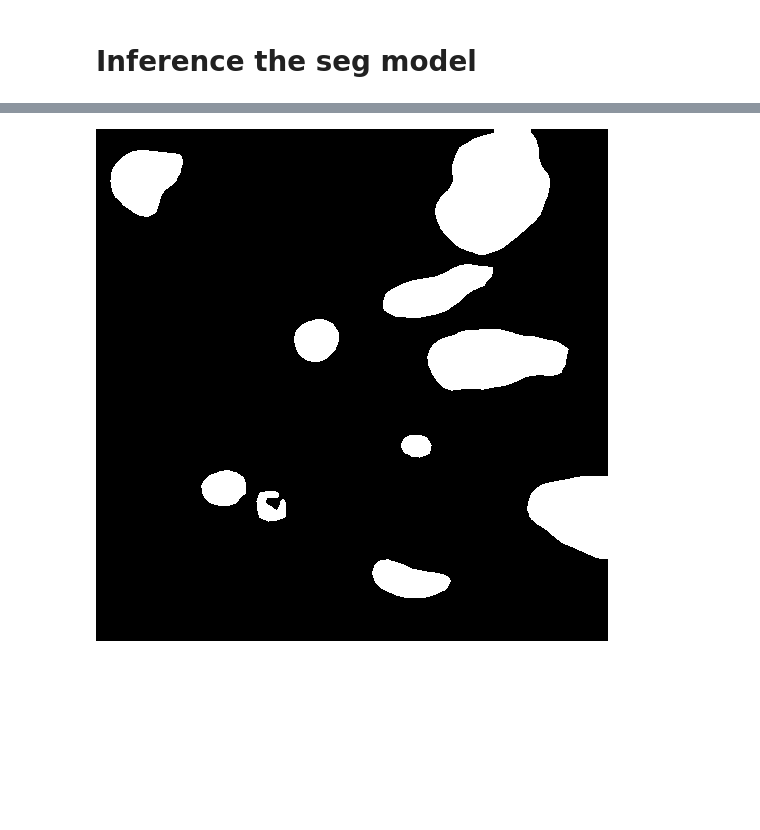
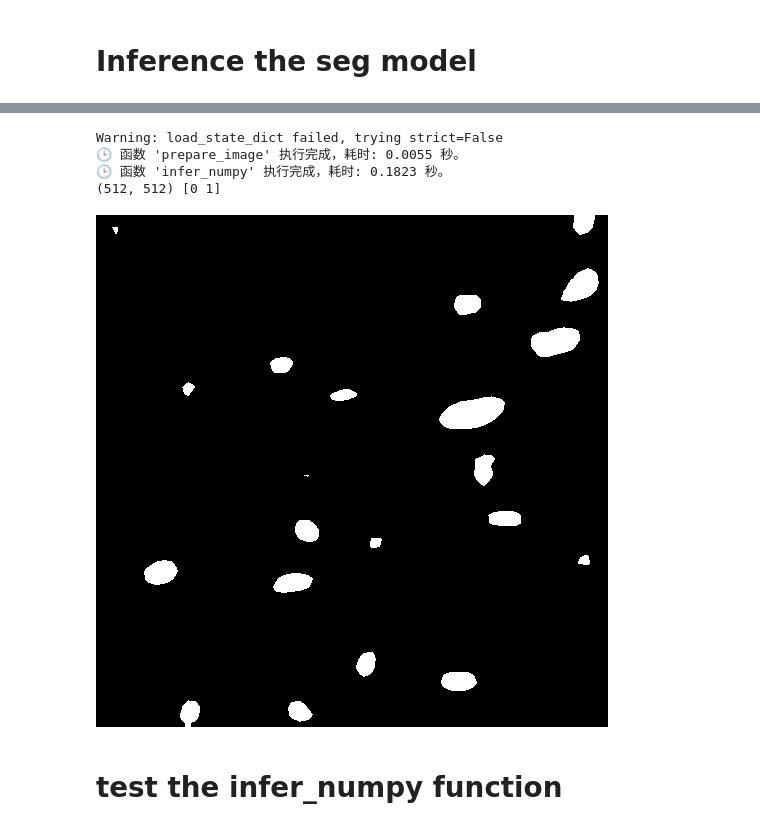
Before and after one commit to yzy0102/emcfsys, a Jupyter notebook: test2.ipynb, the cells around one changed output, grey strips where cells are left out. Saved outputs shown, nothing was run; the diff lists cells and outputs as text; code cells hidden in the pictures; blank space fills up the shorter version.

```diff
--- a/test2.ipynb
+++ b/test2.ipynb
@@ -218,13 +218,14 @@ from PIL import Image
 from src.emcfsys.EMCellFound.models.model_factory import get_model
 from src.emcfsys.EMCellFound.models.DeepLabv3Plus import DeepLabV3Plus
 
-img_path = r"D:\napari_EMCF\EMCFsys\emcfsys\image\Bock2011_2951_xZGgUFHBDISQMdco.tif"
+# img_path = r"D:\napari_EMCF\EMCFsys\emcfsys\image\Bock2011_2951_xZGgUFHBDISQMdco.tif"
+img_path = r"D:\CellChange\Bock3D\image\3004.jpg"
 
 
-model_path = r"D:\napari_EMCF\EMCFsys\models\best_model_epoch57_IoU=0.9042.pth"
+model_path = r"D:\napari_EMCF\EMCFsys\models\best_model_epoch98_IoU=0.9024.pth"
 # 构建 + 加载模型
 model = load_model(model_name="deeplabv3plus",
-                   backbone_name="resnet34",
+                   backbone_name="emcellfound_vit_base",
                    num_classes=2,
                    model_path=model_path,
                    aux_on=False,
@@ -243 +244,7 @@ Warning: load_state_dict failed, trying strict=False
+Warning: load_state_dict failed, trying strict=False
+🕒 函数 'prepare_image' 执行完成，耗时: 0.0055 秒。
+🕒 函数 'infer_numpy' 执行完成，耗时: 0.1823 秒。
+(512, 512) [0 1]
-[figure, old version]
+[figure, new version]
+# %% [markdown]
+# test the infer_numpy function
```
Also changed, not shown: parts of 4 cells of this notebook, 4 other files.
